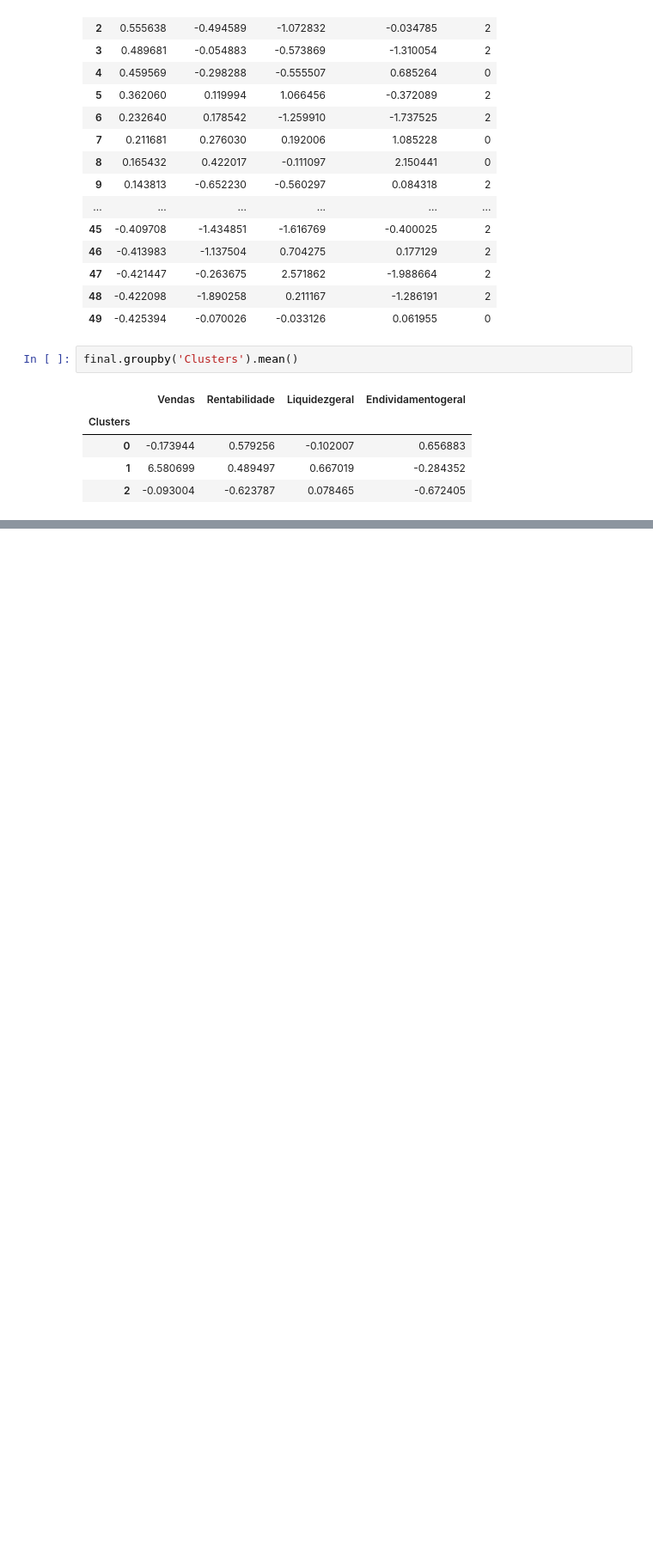
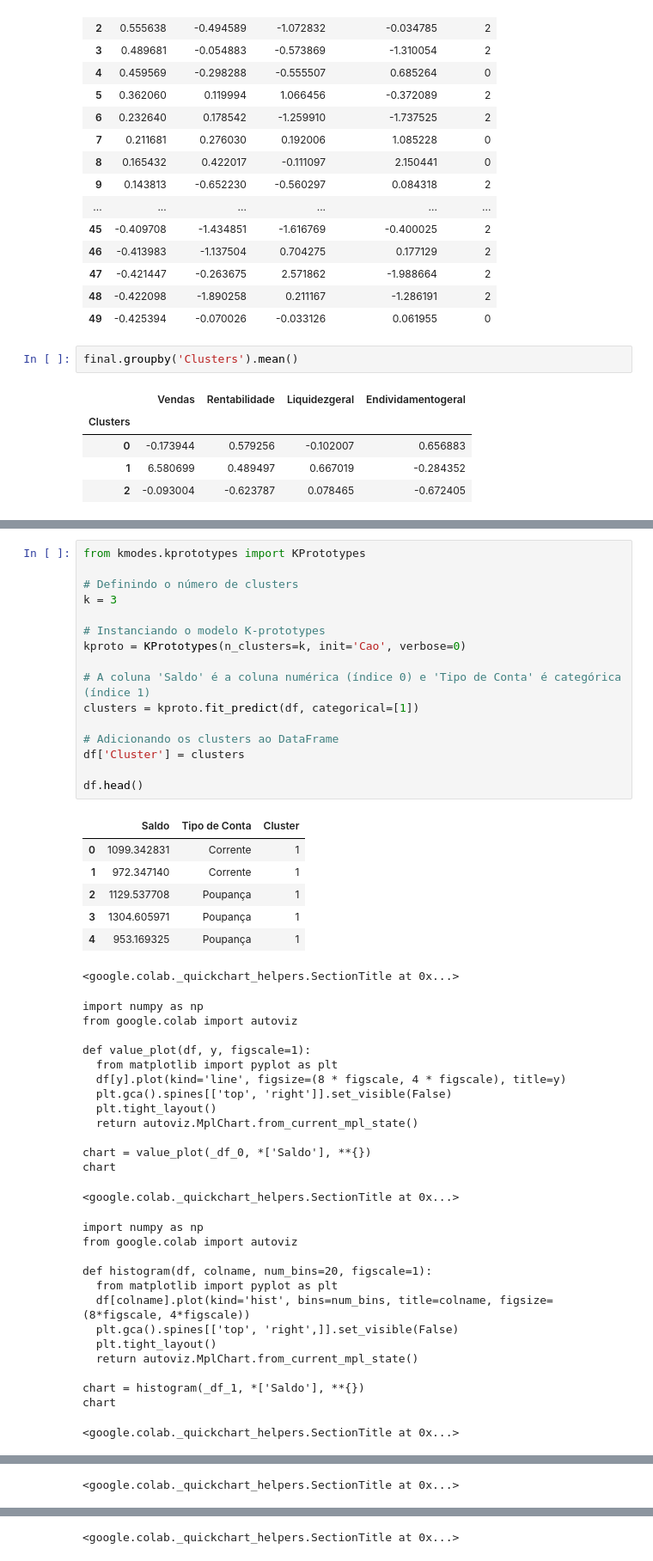
Before and after one commit to daniel-usp/FIA, a Jupyter notebook: Clusters/K_Means_FIA.ipynb, the cells around one changed output, grey strips where cells are left out. Shown at 86% size. Saved outputs shown, nothing was run; the diff lists cells and outputs as text; blank space fills up the shorter version.

```diff
--- a/Clusters/K_Means_FIA.ipynb
+++ b/Clusters/K_Means_FIA.ipynb
@@ -260,0 +312,50 @@ The default value of `n_init` will change from 10 to 'auto' in 1.4. Set the valu
+# %%
+from kmodes.kprototypes import KPrototypes
+
+# Definindo o número de clusters
+k = 3
+
+# Instanciando o modelo K-prototypes
+kproto = KPrototypes(n_clusters=k, init='Cao', verbose=0)
+
+# A coluna 'Saldo' é a coluna numérica (índice 0) e 'Tipo de Conta' é categórica (índice 1)
+clusters = kproto.fit_predict(df, categorical=[1])
+
+# Adicionando os clusters ao DataFrame
+df['Cluster'] = clusters
+
+df.head()
+# %% [output]
+|  | Saldo | Tipo de Conta | Cluster |
+| 0 | 1099.342831 | Corrente | 1 |
+| 1 | 972.347140 | Corrente | 1 |
+| 2 | 1129.537708 | Poupança | 1 |
+| 3 | 1304.605971 | Poupança | 1 |
+| 4 | 953.169325 | Poupança | 1 |
+<google.colab._quickchart_helpers.SectionTitle at 0x...>
+import numpy as np
+from google.colab import autoviz
+
+def value_plot(df, y, figscale=1):
+  from matplotlib import pyplot as plt
+  df[y].plot(kind='line', figsize=(8 * figscale, 4 * figscale), title=y)
+  plt.gca().spines[['top', 'right']].set_visible(False)
+  plt.tight_layout()
+  return autoviz.MplChart.from_current_mpl_state()
+
+chart = value_plot(_df_0, *['Saldo'], **{})
+chart
+<google.colab._quickchart_helpers.SectionTitle at 0x...>
+import numpy as np
+from google.colab import autoviz
+
+def histogram(df, colname, num_bins=20, figscale=1):
+  from matplotlib import pyplot as plt
+  df[colname].plot(kind='hist', bins=num_bins, title=colname, figsize=(8*figscale, 4*figscale))
+  plt.gca().spines[['top', 'right',]].set_visible(False)
+  plt.tight_layout()
+  return autoviz.MplChart.from_current_mpl_state()
+
+chart = histogram(_df_1, *['Saldo'], **{})
+chart
+<google.colab._quickchart_helpers.SectionTitle at 0x...>
@@ -260,0 +374 @@ The default value of `n_init` will change from 10 to 'auto' in 1.4. Set the valu
+<google.colab._quickchart_helpers.SectionTitle at 0x...>
@@ -260,0 +389 @@ The default value of `n_init` will change from 10 to 'auto' in 1.4. Set the valu
+<google.colab._quickchart_helpers.SectionTitle at 0x...>
```
Also changed, not shown: parts of 5 cells of this notebook.
